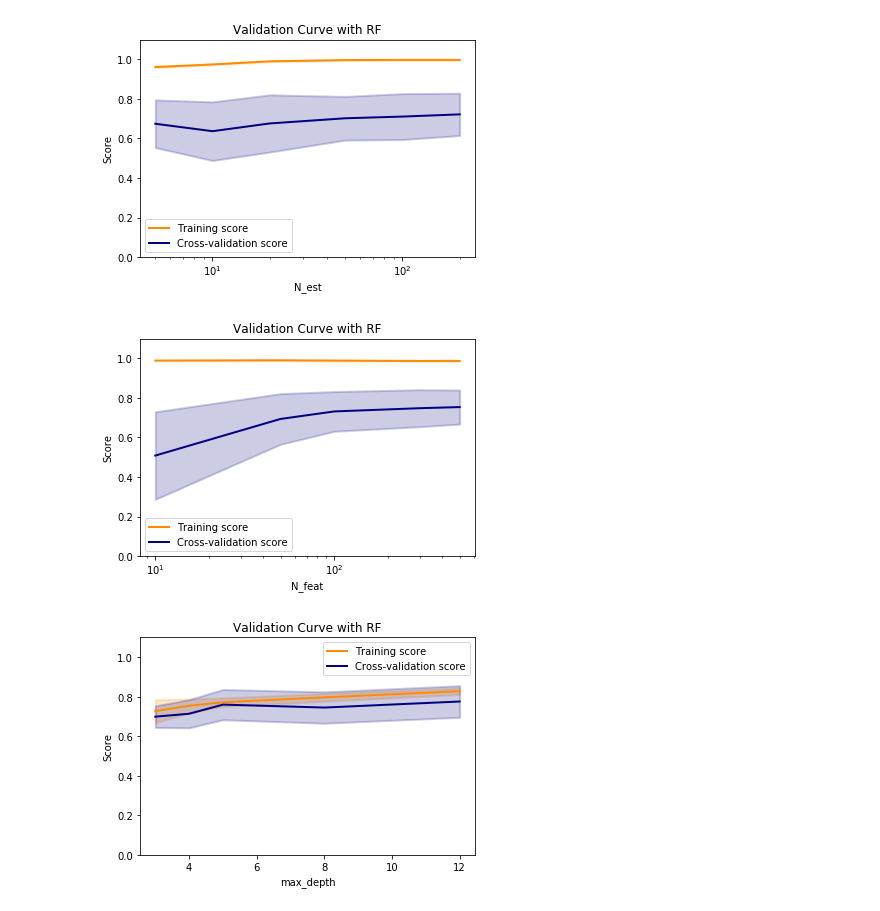
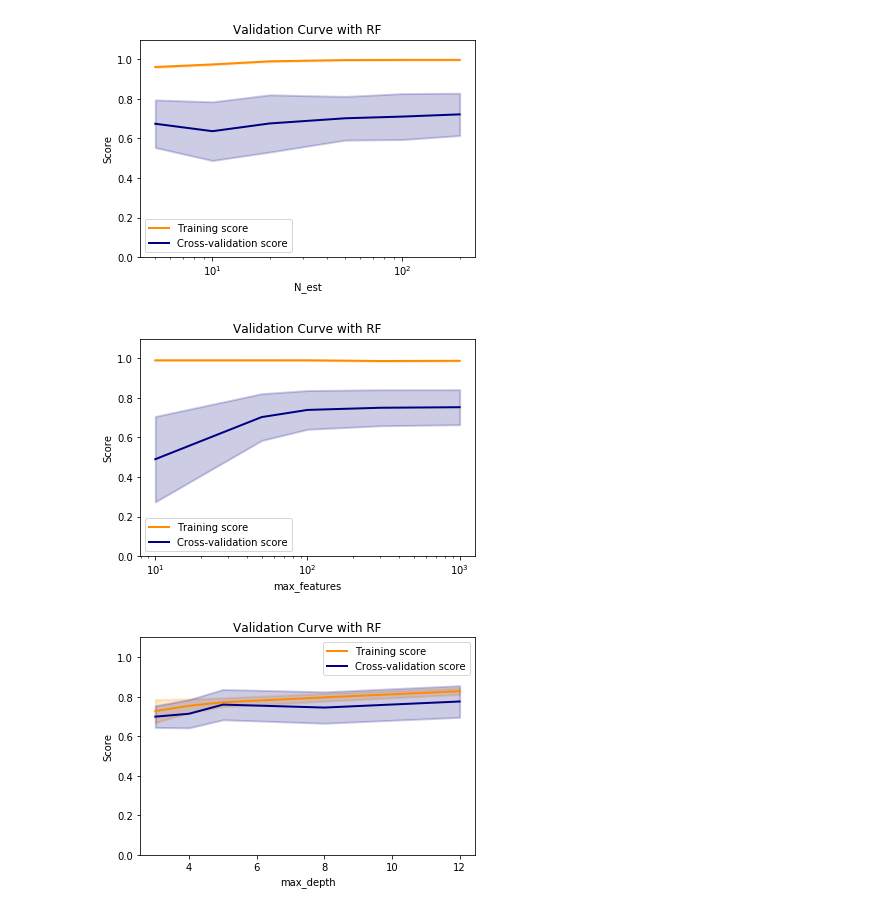
Before and after one commit to marco-bellini/NLP_disaster, a Jupyter notebook: classify_ttv.ipynb, the cells around one changed output. Saved outputs shown, nothing was run; the diff lists cells and outputs as text; code cells hidden in the pictures.

```diff
--- a/classify_ttv.ipynb
+++ b/classify_ttv.ipynb
@@ -999,13 +1023,13 @@ plt.xlabel("N_est");
 # %%
 clf= RandomForestClassifier(  criterion="entropy",class_weight="balanced",n_estimators=20)
 
-param_range=[10,50,100,300,500]
+param_range=[10,50,100,300,1000]
 plot_validation_curve(clf,bow1k_bal,"max_features",param_range,scoring="f1")
 
 plt.title("Validation Curve with RF")
-plt.xlabel("N_feat");
+plt.xlabel("max_features");
 # %% [output]
-[figure, old version]
+[figure, new version]
 # %%
 clf= RandomForestClassifier(  criterion="entropy",class_weight="balanced",n_estimators=20,max_features=300)
 
```
Also changed, not shown: parts of 8 cells of this notebook.
